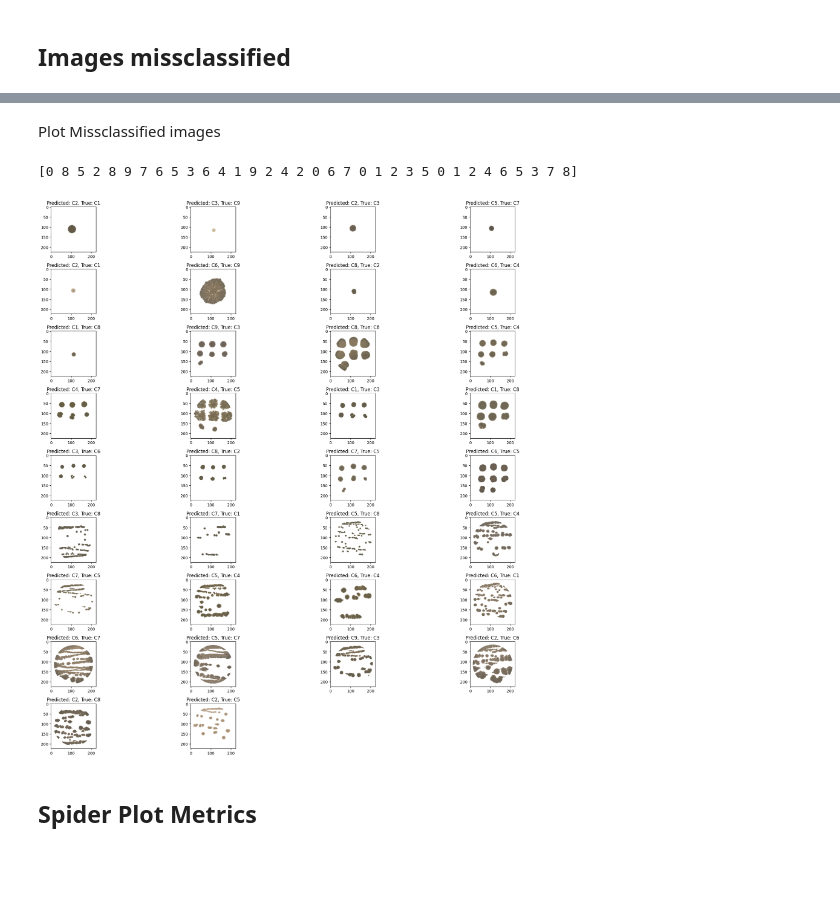
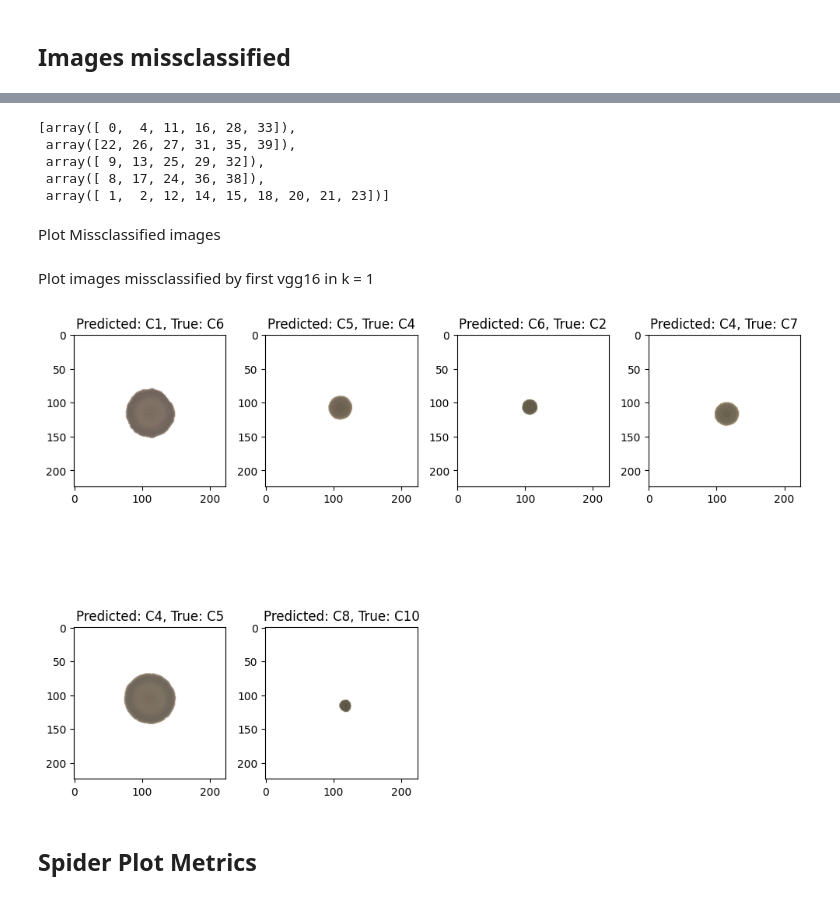
Before and after one commit to ramon-m-machado/Markdown-Tutorial, a Jupyter notebook: VGGsNew.ipynb, the cells around one changed output, grey strips where cells are left out. Drawn from its saved outputs; the diff is of its cells as text; code cells hidden in the pictures; blank space fills up the shorter version.

```diff
--- a/VGGsNew.ipynb
+++ b/VGGsNew.ipynb
@@ -673,0 +666,7 @@ Make a dataset of images missclassifieds
+# %%
+# get all 5 models (from each fold)
+models = []
+for i in range(1,6):
+  vgg = initialize_VGG(is_vgg19 = False);
+  vgg.load_weights(CHECKPOINT_PATH_VGG16 + cp_filename(16, i));
+  models.append(vgg)
@@ -674 +675,13 @@ Make a dataset of images missclassifieds
+# %%
+test_indexes_miss = []
+for i in range(NUM_SPLITS):
+  # concatenate the test indexes miss for each fold
+  test_indexes_miss.append(all_test_indexes[i][indexes_miss[i]])
+test_indexes_miss
+# %% [output]
+[array([ 0,  4, 11, 16, 28, 33]),
+ array([22, 26, 27, 31, 35, 39]),
+ array([ 9, 13, 25, 29, 32]),
+ array([ 8, 17, 24, 36, 38]),
+ array([ 1,  2, 12, 14, 15, 18, 20, 21, 23])]
 # %%
@@ -685,21 +700,9 @@ def make_missclassified_dataset():
 # %% [markdown]
 Plot Missclassified images
-# %%
-miss_dataset = make_missclassified_dataset()
-iterator = miss_dataset.as_numpy_iterator()
-
-batch = iterator.next()
-
-print(np.argmax(batch[1], axis=1))
-# %% [output]
-[0 8 5 2 8 9 7 6 5 3 6 4 1 9 2 4 2 0 6 7 0 1 2 3 5 0 1 2 4 6 5 3 7 8]
 # %%
-def plot_missclassified_images(dataset, N):
+def plot_missclassified_images(dataset, fold, N):
     # Initialize the dataset iterator
-    iterator = dataset.as_numpy_iterator()
-
-    plt.rcParams["figure.figsize"] = [20, N * 5]
-    plt.rcParams["figure.autolayout"] = True
+    iterator = dataset[fold].as_numpy_iterator()
 
     batch = iterator.next()
 
@@ -710,8 +713,11 @@ def plot_missclassified_images(dataset, N):
     n_rows = images.shape[0] // N if images.shape[0] % N == 0 else images.shape[0] // N + 1
     n_columns = N
 
-    y_pred_miss = y_pred_flatten[indexes_miss]
-    y_true_miss = y_true_flatten[indexes_miss]
+    y_pred_miss = y_pred_sparse[fold][indexes_miss[fold]]
+    y_true_miss = y_true[fold][indexes_miss[fold]]
+
+    plt.rcParams["figure.figsize"] = [10, N * 2]
+    plt.rcParams["figure.autolayout"] = True
 
     for j in range(images.shape[0]):
         plt.subplot(n_rows, n_columns, j + 1)
@@ -719,12 +725,15 @@ def plot_missclassified_images(dataset, N):
         plt.title(f"Predicted: C{y_pred_miss[j] + 1}, True: C{y_true_miss[j] + 1}")
 
     plt.show()
+# %% [markdown]
+Plot images missclassified by first vgg16 in k = 1
 # %%
-# Call the function to plot all missclassified images
+# Call the function to plot the missclassified images in the first dataset (they were missclassified by first vgg in first fold)
 N = 4  # columns
-plot_missclassified_images(miss_dataset, N)
+fold = 1
+plot_missclassified_images(dataset_mismatched_images, fold, N)
 # %% [output]
-[figure, old version]
+[figure, new version]
 # %% [markdown]
 ## Spider Plot Metrics
 # %%
```
Also changed, not shown: parts of 47 cells of this notebook.
